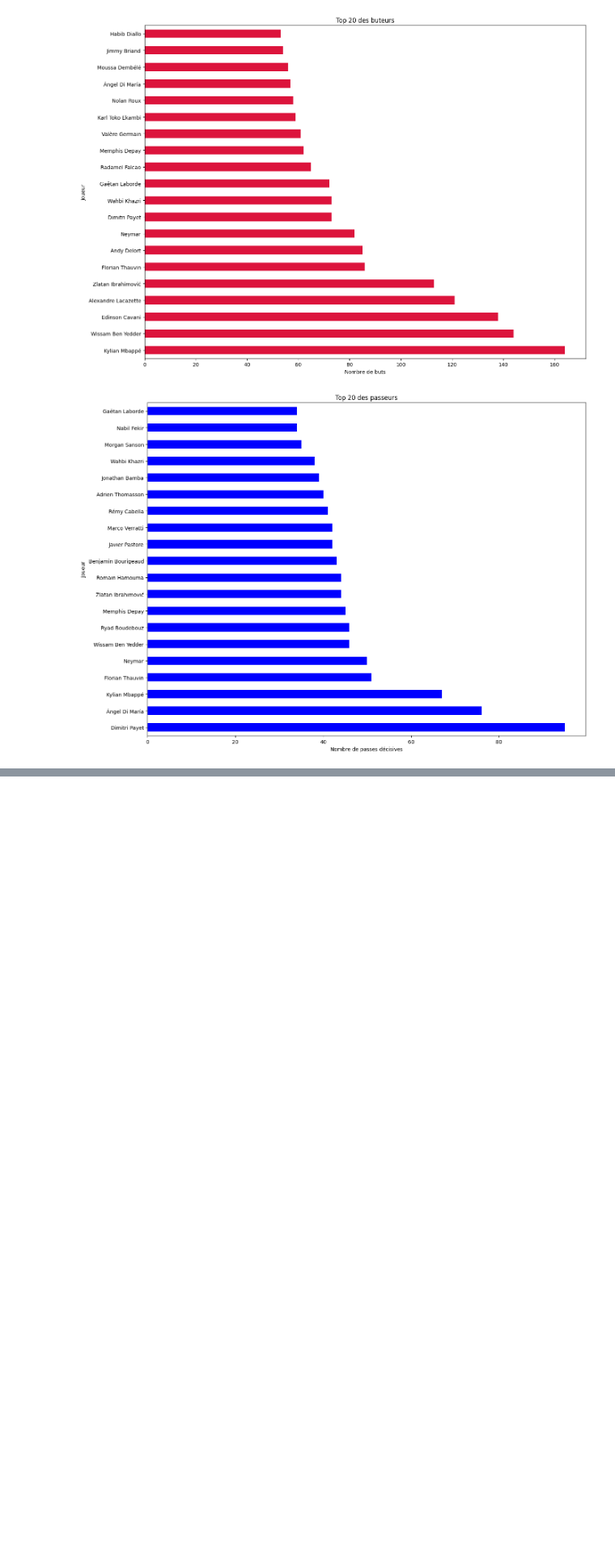
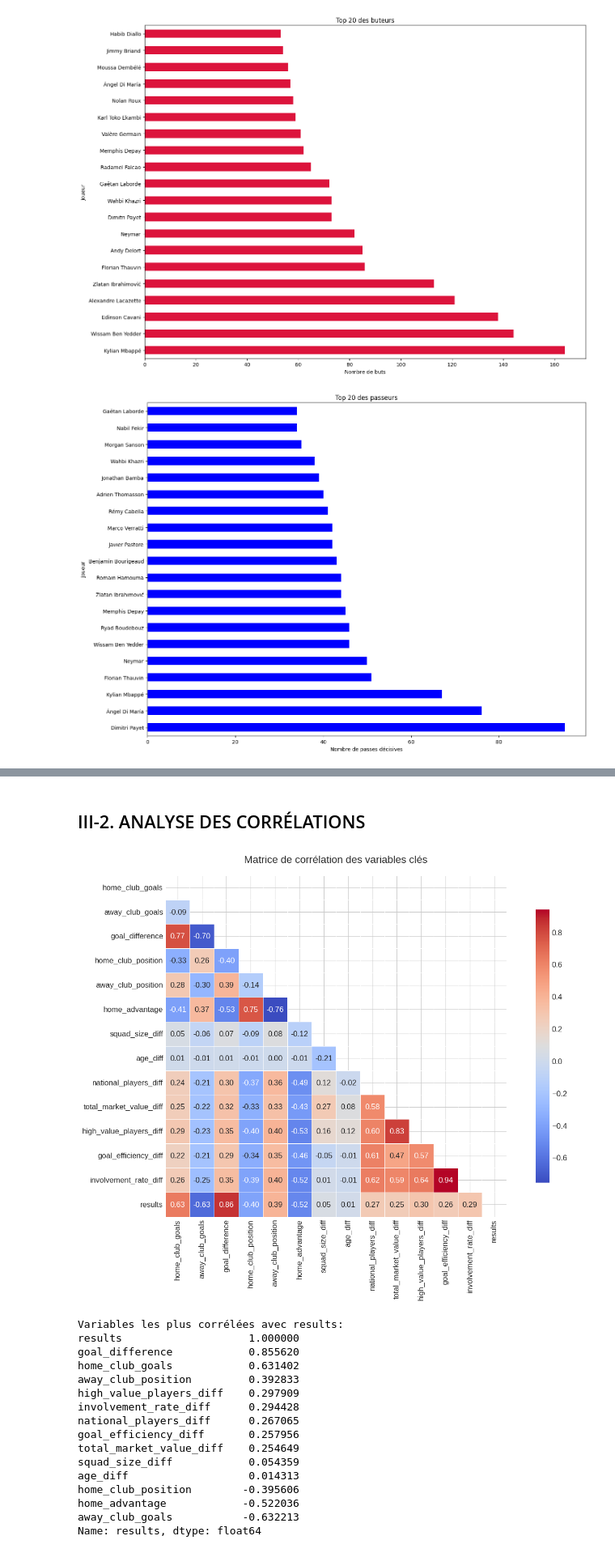
Before and after one commit to mohamed-bouchalkha/ligue1-match-prediction-Project, a Jupyter notebook: Prediction_Ligue1_2023.ipynb, the cells around one changed output, grey strips where cells are left out. Shown at 81% size. Cells and saved outputs as stored; diff of their text form; code cells hidden in the pictures; blank space fills up the shorter version.

```diff
--- a/Prediction_Ligue1_2023.ipynb
+++ b/Prediction_Ligue1_2023.ipynb
@@ -1205,0 +1692,76 @@ Name: assists, dtype: int64
+# %% [markdown]
+## III-2. ANALYSE DES CORRÉLATIONS
+# %%
+# 2. ANALYSE DES CORRÉLATIONS
+# ---------------------------
+
+def plot_correlation_matrix(target_var='results'):
+    """
+    Affiche la matrice de corrélation pour les variables numériques sélectionnées
+    et montre les variables les plus corrélées avec la variable cible.
+    """
+    # Sélection des variables importantes pour la matrice de corrélation
+    key_vars = [
+        'home_club_goals', 'away_club_goals', 'goal_difference',
+        'home_club_position', 'away_club_position', 'home_advantage',
+        'squad_size_diff', 'age_diff', 'national_players_diff',
+        'total_market_value_diff', 'high_value_players_diff',
+        'goal_efficiency_diff', 'involvement_rate_diff', target_var
+    ]
+
+    # Vérifier si toutes les colonnes existent dans le dataset
+    missing_vars = [var for var in key_vars if var not in df.columns]
+    if missing_vars:
+        print(f"Attention : Les variables suivantes sont absentes : {missing_vars}")
+        key_vars = [var for var in key_vars if var in df.columns]
+
+    # Calcul de la matrice de corrélation
+    corr_matrix = df[key_vars].corr()
+
+    # Création du heatmap
+    plt.figure(figsize=(14, 10))
+    mask = np.triu(np.ones_like(corr_matrix, dtype=bool))
+    sns.heatmap(corr_matrix, mask=mask, annot=True, fmt='.2f', cmap='coolwarm',
+                square=True, linewidths=0.5, cbar_kws={"shrink": .8})
+    plt.title('Matrice de corrélation des variables clés', fontsize=16, pad=20)
+    plt.tight_layout()
+    plt.savefig('correlation_matrix.png', dpi=300, bbox_inches='tight')
+    plt.show()
+
+    # Corrélations avec la variable cible
+    target_corr = corr_matrix[target_var].sort_values(ascending=False)
+    print(f"\nVariables les plus corrélées avec {target_var}:")
+    print(target_corr)
+
+    # Visualisation des corrélations avec la variable cible
+    plt.figure(figsize=(12, 8))
+    target_corr = target_corr.drop(target_var)  # Supprimer la corrélation avec elle-même
+    target_corr.plot(kind='bar')
+    plt.title(f'Corrélation des variables avec {target_var}', fontsize=16)
+    plt.grid(axis='y', alpha=0.3)
+    plt.axhline(y=0, color='black', linestyle='-', alpha=0.3)
+    plt.ylabel('Coefficient de corrélation')
+    plt.xticks(rotation=45, ha='right')
+    plt.tight_layout()
+    plt.show()
+
+# Exécuter l'analyse
+plot_correlation_matrix()
+# %% [output]
+[figure, added]
+Variables les plus corrélées avec results:
+results                    1.000000
+goal_difference            0.855620
+home_club_goals            0.631402
+away_club_position         0.392833
+high_value_players_diff    0.297909
+involvement_rate_diff      0.294428
+national_players_diff      0.267065
+goal_efficiency_diff       0.257956
+total_market_value_diff    0.254649
+squad_size_diff            0.054359
+age_diff                   0.014313
+home_club_position        -0.395606
+home_advantage            -0.522036
+away_club_goals           -0.632213
+Name: results, dtype: float64
```
Also changed, not shown: parts of 20 cells of this notebook.
